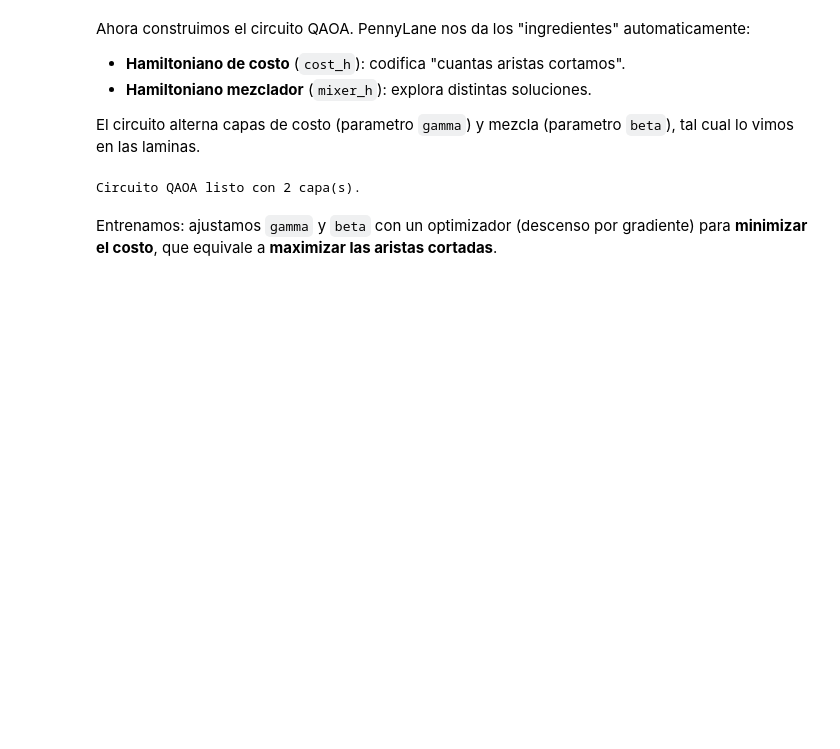
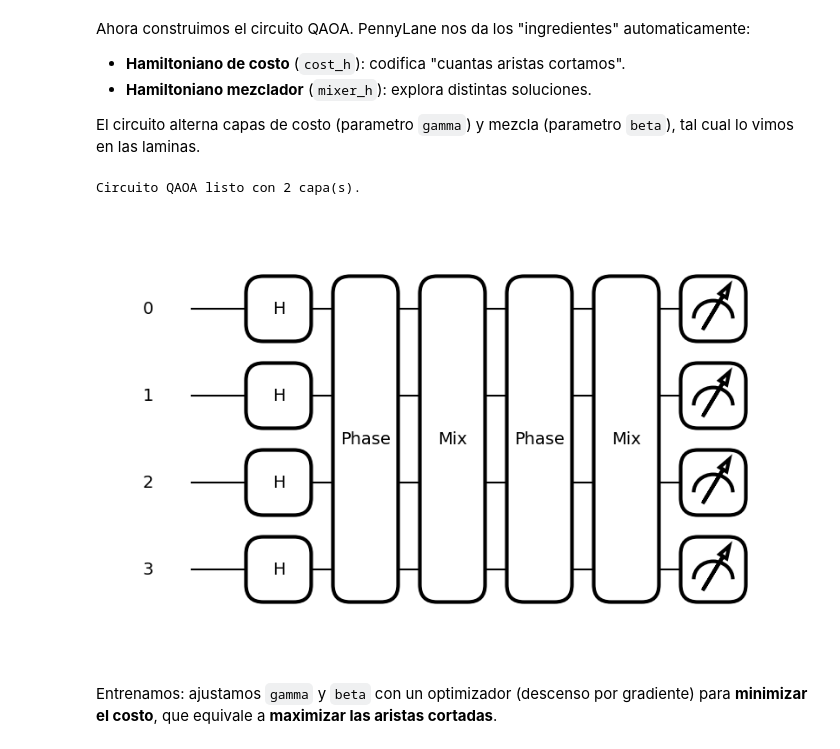
Before and after one commit to AdrianoLusso/clases_computacionCuantica, a Jupyter notebook: taller_cuantico.ipynb, the cells around one changed output. Cells and saved outputs as stored; diff of their text form; code cells hidden in the pictures; blank space fills up the shorter version.

```diff
--- a/taller_cuantico.ipynb
+++ b/taller_cuantico.ipynb
@@ -131,6 +131,33 @@ def costo(params):
 print("Circuito QAOA listo con", p_capas, "capa(s).")
 # %% [output]
 Circuito QAOA listo con 2 capa(s).
+# %%
+# para visualizar
+class PhaseSeparator(qml.ApproxTimeEvolution):
+    def label(self, decimals=None, base_label=None, cache=None):
+        return "Phase"
+
+class Mixer(qml.ApproxTimeEvolution):
+    def label(self, decimals=None, base_label=None, cache=None):
+        return "Mix"
+
+def capa_qaoa(gamma, beta):
+    PhaseSeparator(cost_h, gamma, 1)
+    Mixer(mixer_h, beta, 1)
+
+@qml.qnode(dev_q)
+def mostrar(params):
+    circuito(params)
+    return qml.state()
+# %%
+# visualizar circuito
+np.random.seed(42)
+params = 0.5 * np.ones((2, p_capas), requires_grad=True)
+
+fig, ax = qml.draw_mpl(mostrar)(params)
+plt.show()
+# %% [output]
+[figure, added]
 # %% [markdown]
 Entrenamos: ajustamos `gamma` y `beta` con un optimizador (descenso por gradiente) para **minimizar el costo**, que equivale a **maximizar las aristas cortadas**.
 # %%
```
Also changed, not shown: parts of 9 cells of this notebook.
